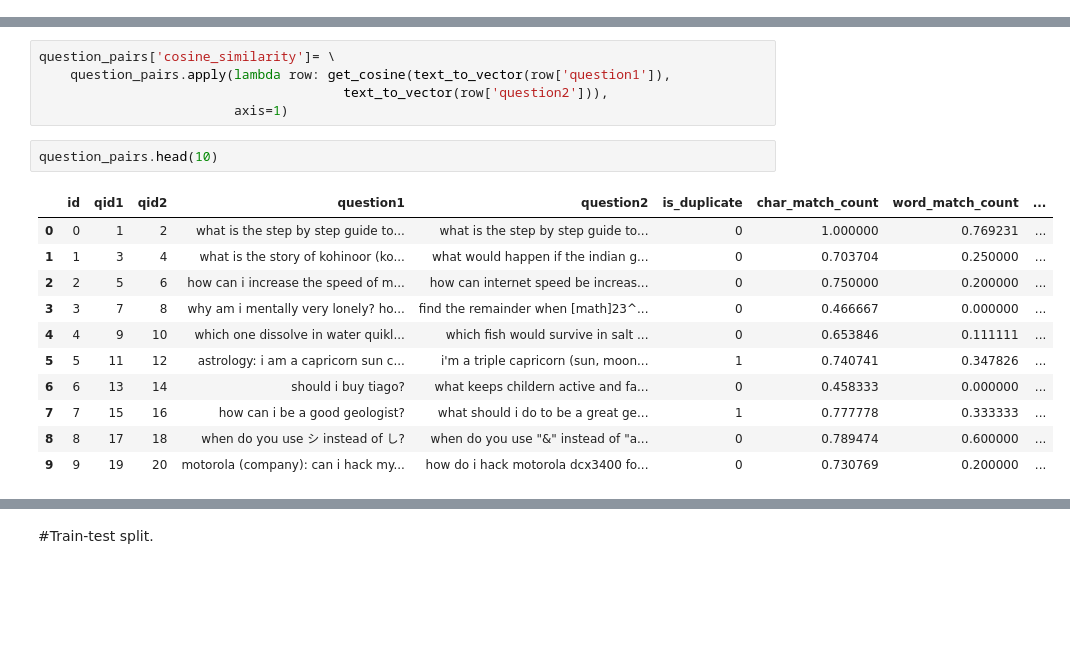
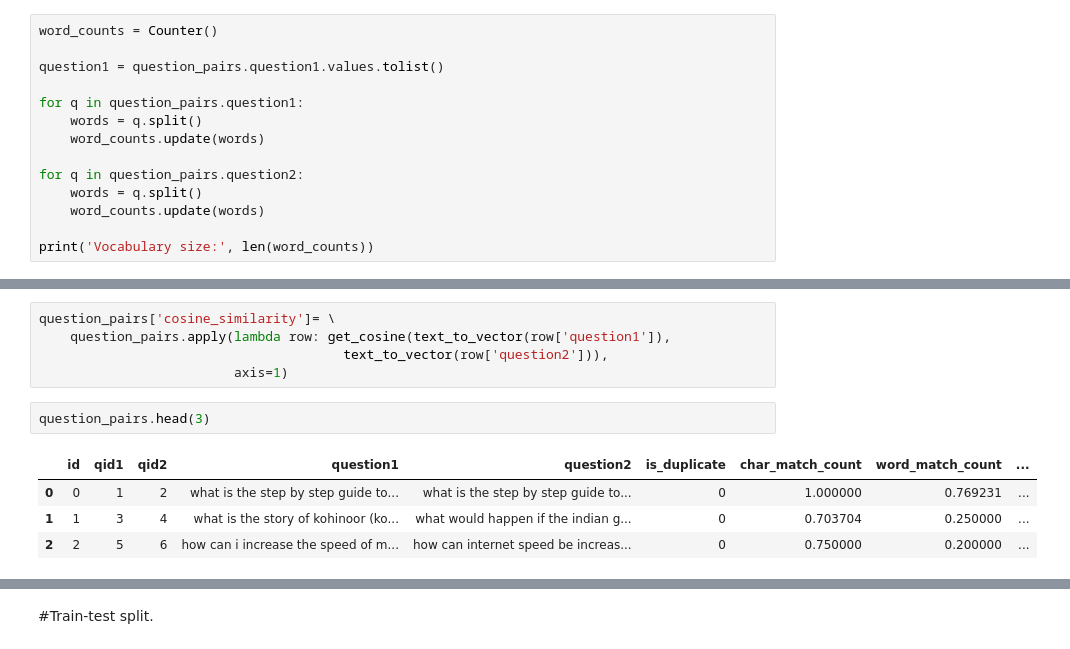
Before and after one commit to klekomtsev/text_classification_and_similarity, a Jupyter notebook: quora_questions_similarity/quora_questions_similarity.ipynb, the cells around one changed output, grey strips where cells are left out. Saved outputs shown, nothing was run; the diff lists cells and outputs as text; blank space fills up the shorter version.

```diff
--- a/quora_questions_similarity/quora_questions_similarity.ipynb
+++ b/quora_questions_similarity/quora_questions_similarity.ipynb
@@ -76,0 +129,14 @@ auc_roc = as_keras_metric(tf.metrics.auc)
+# %%
+word_counts = Counter()
+
+question1 = question_pairs.question1.values.tolist()
+
+for q in question_pairs.question1:
+    words = q.split()
+    word_counts.update(words)
+
+for q in question_pairs.question2:
+    words = q.split()
+    word_counts.update(words)
+
+print('Vocabulary size:', len(word_counts))
@@ -150,16 +189,9 @@ question_pairs['cosine_similarity']= \
                                        text_to_vector(row['question2'])),
                          axis=1)
 # %%
-question_pairs.head(10)
+question_pairs.head(3)
 # %% [output]
 |  | id | qid1 | qid2 | question1 | question2 | is_duplicate | char_match_count | word_match_count | ... |
 | 0 | 0 | 1 | 2 | what is the step by step guide to... | what is the step by step guide to... | 0 | 1.000000 | 0.769231 | ... |
 | 1 | 1 | 3 | 4 | what is the story of kohinoor (ko... | what would happen if the indian g... | 0 | 0.703704 | 0.250000 | ... |
 | 2 | 2 | 5 | 6 | how can i increase the speed of m... | how can internet speed be increas... | 0 | 0.750000 | 0.200000 | ... |
-| 3 | 3 | 7 | 8 | why am i mentally very lonely? ho... | find the remainder when [math]23^... | 0 | 0.466667 | 0.000000 | ... |
-| 4 | 4 | 9 | 10 | which one dissolve in water quikl... | which fish would survive in salt ... | 0 | 0.653846 | 0.111111 | ... |
-| 5 | 5 | 11 | 12 | astrology: i am a capricorn sun c... | i'm a triple capricorn (sun, moon... | 1 | 0.740741 | 0.347826 | ... |
-| 6 | 6 | 13 | 14 | should i buy tiago? | what keeps childern active and fa... | 0 | 0.458333 | 0.000000 | ... |
-| 7 | 7 | 15 | 16 | how can i be a good geologist? | what should i do to be a great ge... | 1 | 0.777778 | 0.333333 | ... |
-| 8 | 8 | 17 | 18 | when do you use シ instead of し? | when do you use "&" instead of "a... | 0 | 0.789474 | 0.600000 | ... |
-| 9 | 9 | 19 | 20 | motorola (company): can i hack my... | how do i hack motorola dcx3400 fo... | 0 | 0.730769 | 0.200000 | ... |
```
Also changed, not shown: parts of 31 cells of this notebook.
